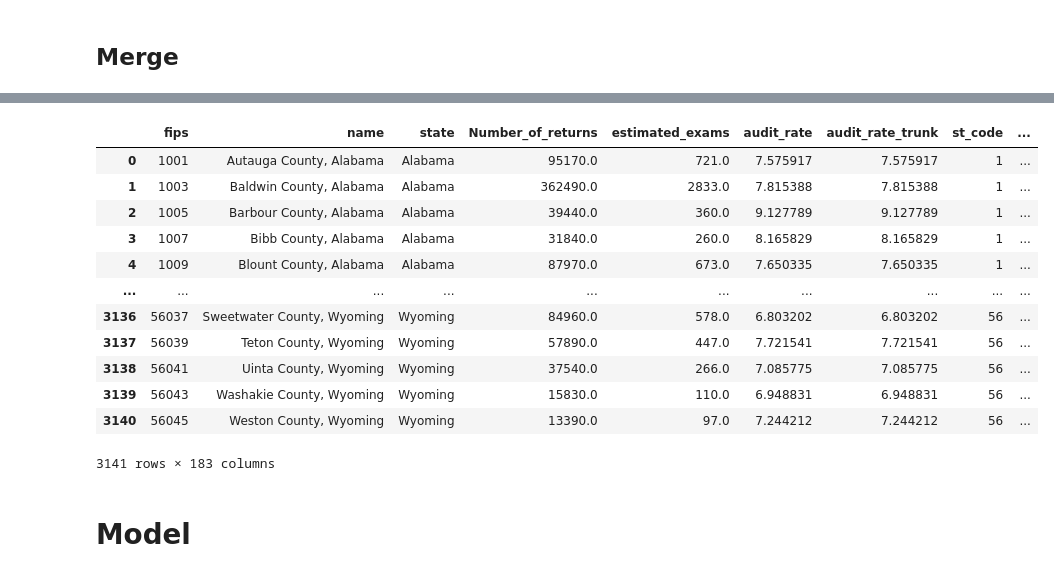
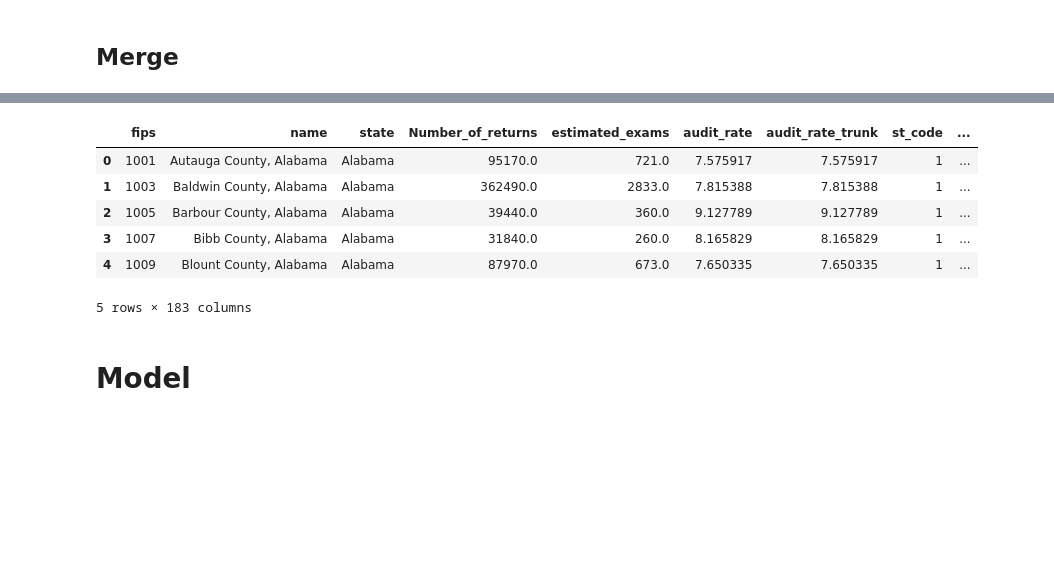
Before and after one commit to Roozbeh-jafari/840.Data-Ethics-US-Taxpayers-Algorithms, a Jupyter notebook: NoteBooks/Project_Notebook.ipynb, the cells around one changed output, grey strips where cells are left out. Drawn from its saved outputs; the diff is of its cells as text; code cells hidden in the pictures; blank space fills up the shorter version.

```diff
--- a/NoteBooks/Project_Notebook.ipynb
+++ b/NoteBooks/Project_Notebook.ipynb
@@ -73,8 +73,8 @@ https://www.kaggle.com/muonneutrino/us-census-demographic-data
 # %%
 # dfi = pd.read_csv('https://raw.githubusercontent.com/Roozbeh-jafari/840.Data-Ethics-US-Taxpayers-Algorithms/main/DataSets/acs2015_county_data.csv?token=APRKZUFFBDGAQVHKEIJZHFTAVKRHK' )
 # dfi = pd.read_csv('acs2015_county_data.csv')
-
-dfi = pd.read_csv('../Datasets/acs2015_county_data.csv')
+dfi = pd.read_csv('/content/acs2015_county_data.csv')
+# dfi = pd.read_csv('../Datasets/acs2015_county_data.csv')
 # %%
 dfi
 # %% [output]
@@ -100,8 +100,8 @@ https://www.irs.gov/statistics/compliance-presence
 # %%
 # dft = pd.read_csv('https://raw.githubusercontent.com/Roozbeh-jafari/840.Data-Ethics-US-Taxpayers-Algorithms/main/DataSets/tax-return-2015.csv?token=APRKZUBW7TZ3AFQU3H6WBZLAVKRJO')
 # dft = pd.read_csv('tax-return-2015.csv')
-
-dft = pd.read_csv('../Datasets/tax-return-2015.csv')
+dft = pd.read_csv('/content/tax-return-2015.csv')
+# dft = pd.read_csv('../Datasets/tax-return-2015.csv')
 dft
 # %% [output]
 |  | State FIPS code [1] | State | County FIPS code [1] | County name | Number of returns | ... |
@@ -189,26 +176,20 @@ dftm
 # %%
 # merging demographic, tax return, and audit rates
 # dataframe with all variables of interest
 
 dfmt = df.merge(dfi, how = 'left', left_on='fips', right_on='CensusId')
 dfma = dfmt.merge(dft, how = 'left', left_on =['st_code', 'cty_code'], right_on = ['State FIPS code [1]', 'County FIPS code [1]'] )
-dfma
+dfma.head()
 
 # dfma.to_csv('../Datasets/merged-all.csv', index=False)
 # %% [output]
 |  | fips | name | state | Number_of_returns | estimated_exams | audit_rate | audit_rate_trunk | st_code | ... |
 | 0 | 1001 | Autauga County, Alabama | Alabama | 95170.0 | 721.0 | 7.575917 | 7.575917 | 1 | ... |
 | 1 | 1003 | Baldwin County, Alabama | Alabama | 362490.0 | 2833.0 | 7.815388 | 7.815388 | 1 | ... |
 | 2 | 1005 | Barbour County, Alabama | Alabama | 39440.0 | 360.0 | 9.127789 | 9.127789 | 1 | ... |
 | 3 | 1007 | Bibb County, Alabama | Alabama | 31840.0 | 260.0 | 8.165829 | 8.165829 | 1 | ... |
 | 4 | 1009 | Blount County, Alabama | Alabama | 87970.0 | 673.0 | 7.650335 | 7.650335 | 1 | ... |
-| ... | ... | ... | ... | ... | ... | ... | ... | ... | ... |
-| 3136 | 56037 | Sweetwater County, Wyoming | Wyoming | 84960.0 | 578.0 | 6.803202 | 6.803202 | 56 | ... |
-| 3137 | 56039 | Teton County, Wyoming | Wyoming | 57890.0 | 447.0 | 7.721541 | 7.721541 | 56 | ... |
-| 3138 | 56041 | Uinta County, Wyoming | Wyoming | 37540.0 | 266.0 | 7.085775 | 7.085775 | 56 | ... |
-| 3139 | 56043 | Washakie County, Wyoming | Wyoming | 15830.0 | 110.0 | 6.948831 | 6.948831 | 56 | ... |
-| 3140 | 56045 | Weston County, Wyoming | Wyoming | 13390.0 | 97.0 | 7.244212 | 7.244212 | 56 | ... |
-3141 rows × 183 columns
+5 rows × 183 columns
 # %% [markdown]
 # Model
 # %%
```
Also changed, not shown: parts of 26 cells of this notebook, 1 other file.
